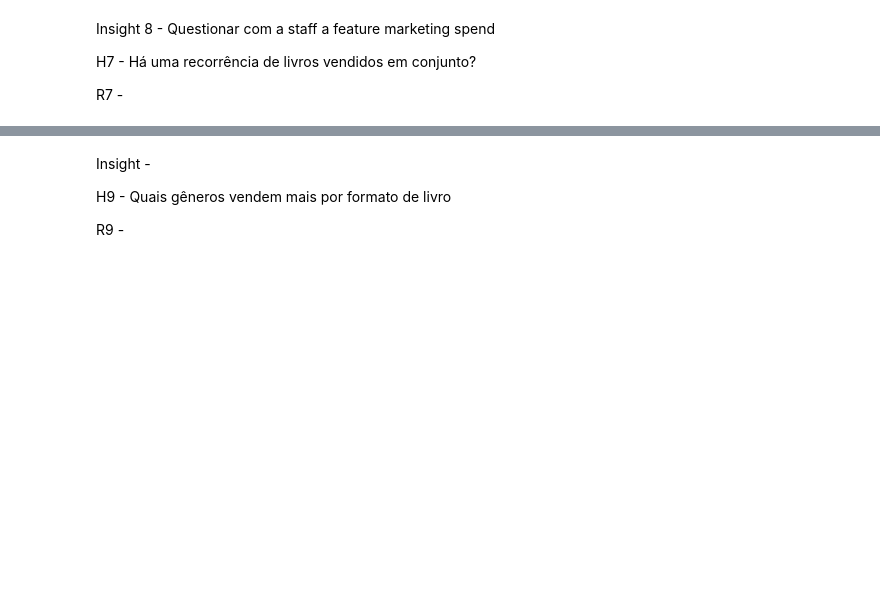
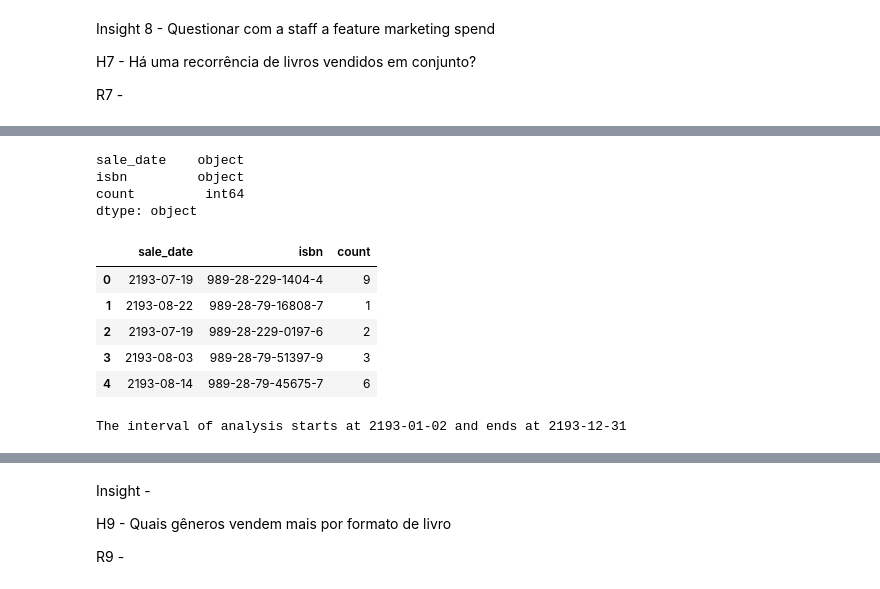
Before and after one commit to caiofmsantos/cds-hackday9, a Jupyter notebook: hackday9-bi _v3.ipynb, the cells around one changed output, grey strips where cells are left out. Cells and saved outputs as stored; diff of their text form; code cells hidden in the pictures; blank space fills up the shorter version.

Commit message:
feat: adding seasonal analysis

```diff
--- a/hackday9-bi _v3.ipynb
+++ b/hackday9-bi _v3.ipynb
@@ -457,0 +371,24 @@ R8 -
+# %%
+df_sales = pd.read_csv('data/sales-data.csv')
+df_sales.dtypes
+# %% [output]
+sale_date    object
+isbn         object
+count         int64
+dtype: object
+# %%
+df_sales.head()
+# %% [output]
+|  | sale_date | isbn | count |
+| 0 | 2193-07-19 | 989-28-229-1404-4 | 9 |
+| 1 | 2193-08-22 | 989-28-79-16808-7 | 1 |
+| 2 | 2193-07-19 | 989-28-229-0197-6 | 2 |
+| 3 | 2193-08-03 | 989-28-79-51397-9 | 3 |
+| 4 | 2193-08-14 | 989-28-79-45675-7 | 6 |
+# %%
+first_date = df_sales['sale_date'].min()
+last_date = df_sales['sale_date'].max()
+
+print(f'The interval of analysis starts at {first_date} and ends at {last_date}')
+# %% [output]
+The interval of analysis starts at 2193-01-02 and ends at 2193-12-31
```
Also changed, not shown: parts of 55 cells of this notebook, 2 other files.
